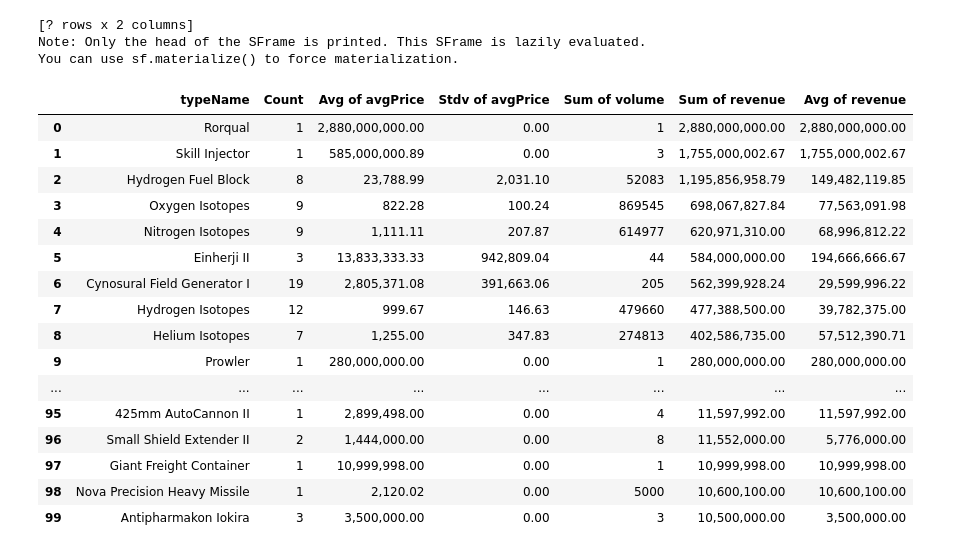
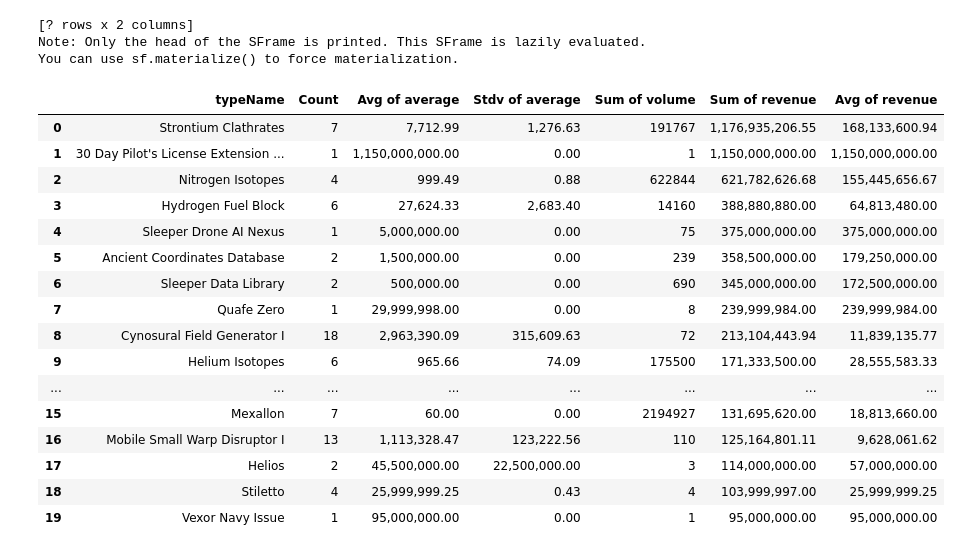
Before and after one commit to evrial/EVE-market-data, a Jupyter notebook: EVE_market.ipynb, the cells around one changed output. Cells and saved outputs as stored; diff of their text form; code cells hidden in the pictures.

```diff
--- a/EVE_market.ipynb
+++ b/EVE_market.ipynb
@@ -60,5 +63,5 @@ types.dtype()
 # %% [output]
 [int, str]
 # %%
-prices = gl.SFrame.read_csv('history-esi.csv.gz')
+prices = gl.SFrame.read_csv('history-latest.csv.gz')
 # %% [output]
@@ -379,33 +334,33 @@ regions[regions['regionName']=='Great Wildlands']
 Note: Only the head of the SFrame is printed. This SFrame is lazily evaluated.
 You can use sf.materialize() to force materialization.
 # %%
-# provi
-prices[prices['date'] > days_back(20)].filter_by(10000011, 'regionID').join(types, 'typeID').groupby(['typeName'],
+# Great Wildlands
+prices[prices['date'] > days_back(20)].filter_by(10000011, 'region_id').join(types, on={'type_id': 'typeID'}).groupby(['typeName'],
        [agg.COUNT(),
-        agg.AVG('avgPrice'),
-        agg.STDV('avgPrice'),
+        agg.AVG('average'),
+        agg.STDV('average'),
         agg.SUM('volume'),
         agg.SUM('revenue'),
         agg.AVG('revenue')
-       ]).topk('Sum of revenue', 100).to_dataframe()
+       ]).topk('Sum of revenue', 20).to_dataframe()
 # %% [output]
-|  | typeName | Count | Avg of avgPrice | Stdv of avgPrice | Sum of volume | Sum of revenue | Avg of revenue |
-| 0 | Rorqual | 1 | 2,880,000,000.00 | 0.00 | 1 | 2,880,000,000.00 | 2,880,000,000.00 |
-| 1 | Skill Injector | 1 | 585,000,000.89 | 0.00 | 3 | 1,755,000,002.67 | 1,755,000,002.67 |
-| 2 | Hydrogen Fuel Block | 8 | 23,788.99 | 2,031.10 | 52083 | 1,195,856,958.79 | 149,482,119.85 |
-| 3 | Oxygen Isotopes | 9 | 822.28 | 100.24 | 869545 | 698,067,827.84 | 77,563,091.98 |
-| 4 | Nitrogen Isotopes | 9 | 1,111.11 | 207.87 | 614977 | 620,971,310.00 | 68,996,812.22 |
-| 5 | Einherji II | 3 | 13,833,333.33 | 942,809.04 | 44 | 584,000,000.00 | 194,666,666.67 |
-| 6 | Cynosural Field Generator I | 19 | 2,805,371.08 | 391,663.06 | 205 | 562,399,928.24 | 29,599,996.22 |
-| 7 | Hydrogen Isotopes | 12 | 999.67 | 146.63 | 479660 | 477,388,500.00 | 39,782,375.00 |
-| 8 | Helium Isotopes | 7 | 1,255.00 | 347.83 | 274813 | 402,586,735.00 | 57,512,390.71 |
-| 9 | Prowler | 1 | 280,000,000.00 | 0.00 | 1 | 280,000,000.00 | 280,000,000.00 |
+|  | typeName | Count | Avg of average | Stdv of average | Sum of volume | Sum of revenue | Avg of revenue |
+| 0 | Strontium Clathrates | 7 | 7,712.99 | 1,276.63 | 191767 | 1,176,935,206.55 | 168,133,600.94 |
+| 1 | 30 Day Pilot's License Extension ... | 1 | 1,150,000,000.00 | 0.00 | 1 | 1,150,000,000.00 | 1,150,000,000.00 |
+| 2 | Nitrogen Isotopes | 4 | 999.49 | 0.88 | 622844 | 621,782,626.68 | 155,445,656.67 |
+| 3 | Hydrogen Fuel Block | 6 | 27,624.33 | 2,683.40 | 14160 | 388,880,880.00 | 64,813,480.00 |
+| 4 | Sleeper Drone AI Nexus | 1 | 5,000,000.00 | 0.00 | 75 | 375,000,000.00 | 375,000,000.00 |
+| 5 | Ancient Coordinates Database | 2 | 1,500,000.00 | 0.00 | 239 | 358,500,000.00 | 179,250,000.00 |
+| 6 | Sleeper Data Library | 2 | 500,000.00 | 0.00 | 690 | 345,000,000.00 | 172,500,000.00 |
+| 7 | Quafe Zero | 1 | 29,999,998.00 | 0.00 | 8 | 239,999,984.00 | 239,999,984.00 |
+| 8 | Cynosural Field Generator I | 18 | 2,963,390.09 | 315,609.63 | 72 | 213,104,443.94 | 11,839,135.77 |
+| 9 | Helium Isotopes | 6 | 965.66 | 74.09 | 175500 | 171,333,500.00 | 28,555,583.33 |
 | ... | ... | ... | ... | ... | ... | ... | ... |
-| 95 | 425mm AutoCannon II | 1 | 2,899,498.00 | 0.00 | 4 | 11,597,992.00 | 11,597,992.00 |
-| 96 | Small Shield Extender II | 2 | 1,444,000.00 | 0.00 | 8 | 11,552,000.00 | 5,776,000.00 |
-| 97 | Giant Freight Container | 1 | 10,999,998.00 | 0.00 | 1 | 10,999,998.00 | 10,999,998.00 |
-| 98 | Nova Precision Heavy Missile | 1 | 2,120.02 | 0.00 | 5000 | 10,600,100.00 | 10,600,100.00 |
-| 99 | Antipharmakon Iokira | 3 | 3,500,000.00 | 0.00 | 3 | 10,500,000.00 | 3,500,000.00 |
+| 15 | Mexallon | 7 | 60.00 | 0.00 | 2194927 | 131,695,620.00 | 18,813,660.00 |
+| 16 | Mobile Small Warp Disruptor I | 13 | 1,113,328.47 | 123,222.56 | 110 | 125,164,801.11 | 9,628,061.62 |
+| 17 | Helios | 2 | 45,500,000.00 | 22,500,000.00 | 3 | 114,000,000.00 | 57,000,000.00 |
+| 18 | Stiletto | 4 | 25,999,999.25 | 0.43 | 4 | 103,999,997.00 | 25,999,999.25 |
+| 19 | Vexor Navy Issue | 1 | 95,000,000.00 | 0.00 | 1 | 95,000,000.00 | 95,000,000.00 |
 # %%
 prices[prices['date'] > days_back(30)].filter_by(
     values=[29668, 40519, 40520],
```
Also changed, not shown: parts of 35 cells of this notebook, 6 other files.
